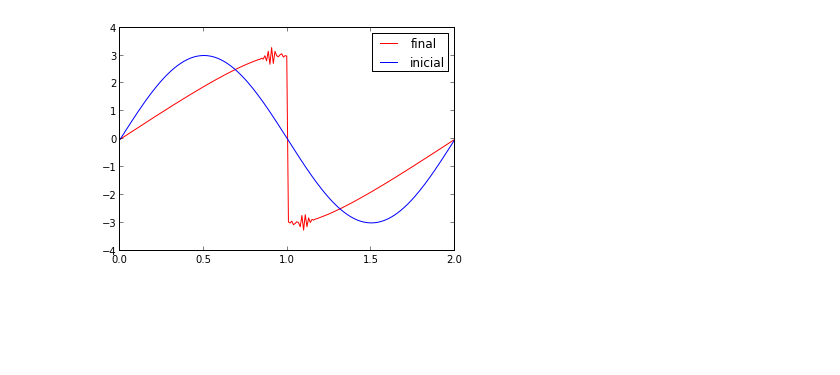
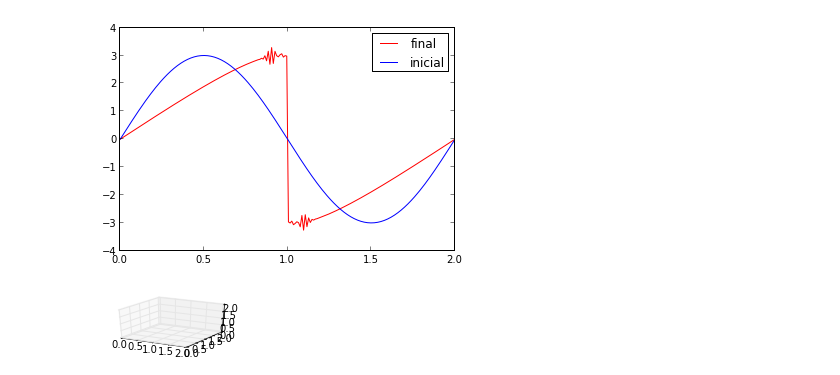
Before and after one commit to nana0220/Tarea-7, a Jupyter notebook: New burg_eq.ipynb, the cells around one changed output. Cells and saved outputs as stored; diff of their text form; code cells hidden in the pictures; blank space fills up the shorter version.

```diff
--- a/New burg_eq.ipynb
+++ b/New burg_eq.ipynb
@@ -128,0 +129,9 @@ legend()
+# %%
+fig = plt.figure(figsize=(14,6))
+
+# `ax` is a 3D-aware axis instance, because of the projection='3d' keyword argument to add_subplot
+ax = fig.add_subplot(5,5,5,projection='3d')
+
+p = ax.plot_surface(space, space, space)
+# %% [output]
+[figure, added]
```
Also changed, not shown: parts of 2 cells of this notebook.
